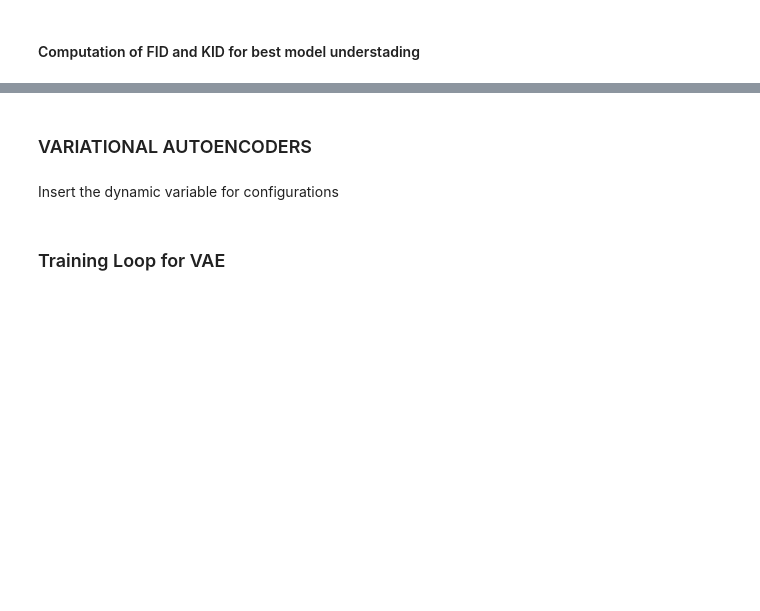
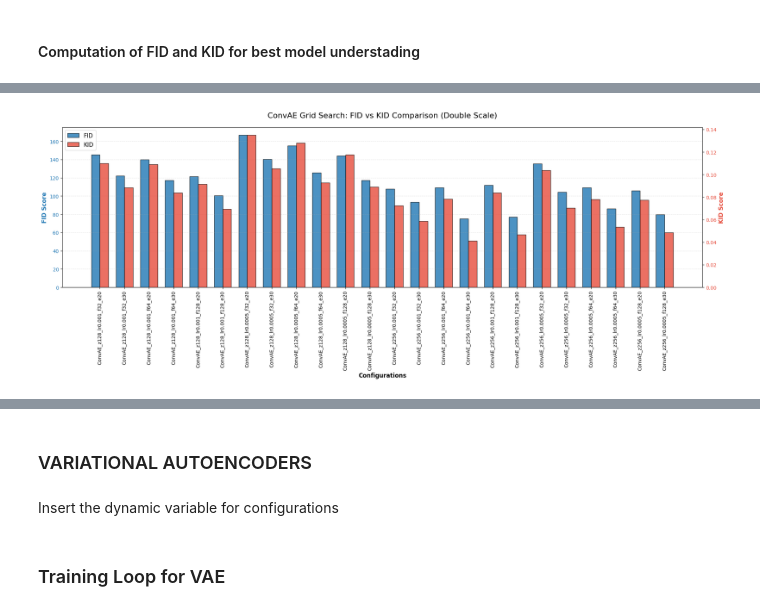
Before and after one commit to Tuco711/GenAI_Project, a Jupyter notebook: TP1-alunos-src-only/student_start_pack/ArtBench10_Student_Start_Pack.ipynb, the cells around one changed output, grey strips where cells are left out. Saved outputs shown, nothing was run; the diff lists cells and outputs as text; code cells hidden in the pictures; blank space fills up the shorter version.

```diff
--- a/TP1-alunos-src-only/student_start_pack/ArtBench10_Student_Start_Pack.ipynb
+++ b/TP1-alunos-src-only/student_start_pack/ArtBench10_Student_Start_Pack.ipynb
@@ -977,7 +1079,18 @@ N_SAMPLES = 2000
 all_fid_results = {}
 idx = 0
 
-real_images = collect_real_images_from_loader(train_loader_from_csv, max_images=N_SAMPLES)
+# --- CONFIGURAZIONE PERCORSI ---
+# Definisci il file specifico per questa categoria (cambialo in convVAE_results.json per i VAE)
+AE_RESULTS_FILE = Path("/content/drive/MyDrive/GenerativeAI/GenAI_Project/Results/convAE_results.json")
+
+# 1. Caricamento risultati esistenti (se il file esiste già)
+if AE_RESULTS_FILE.exists():
+    with open(AE_RESULTS_FILE, "r") as f:
+        all_fid_results = json.load(f)
+    print(f"Recuperati {len(all_fid_results)} risultati precedenti dal file JSON.")
+
+
+real_images = collect_real_images_from_loader(train_loader_ae, max_images=N_SAMPLES)
 real_uint8 = to_uint8_artbench10(real_images)
 
 print("\n=== FID/KID Evaluation ===")
@@ -993,10 +1106,13 @@ for cfg in ae_configs:
         load_if_available=True
     )
 
-    gen_images = sample_from_AE(model, train_loader_from_csv, images=N_SAMPLES)
+    gen_images = sample_from_AE(model, train_loader_ae, images=N_SAMPLES)
     gen_uint8 = to_uint8_artbench10(gen_images)
 
     fid_val, kid_val = compute_fid(real_uint8, gen_uint8)
+
+    update_results_json(AE_RESULTS_FILE, cfg['name'], fid_val, kid_val)
+
     all_fid_results[cfg['name']] = {
         'fid': fid_val,
         'kid': kid_val
@@ -1023 +1156,48 @@ Upload model "ConvAE_z128_lr0.001_f32_e30" from: /content/drive/MyDrive/Generati
+# %%
+def plot_fid_kid_comparison(dict):
+    # 1. Estrazione dati (mantenendo l'ordine originale)
+    names = list(dict.keys())
+    fid_values = [dict[name]['fid'] for name in names]
+    kid_values = [dict[name]['kid'] for name in names]
+
+    x = np.arange(len(names))  # Posizioni delle etichette
+    width = 0.35               # Larghezza delle barre
+
+    fig, ax1 = plt.subplots(figsize=(20, 8))
+
+    # --- ASSE SINISTRO: FID ---
+    color_fid = '#1f77b4' # Blu
+    rects1 = ax1.bar(x - width/2, fid_values, width, label='FID', color=color_fid, edgecolor='black', alpha=0.8)
+    ax1.set_ylabel('FID Score', color=color_fid, fontsize=12, fontweight='bold')
+    ax1.tick_params(axis='y', labelcolor=color_fid)
+
+    # --- ASSE DESTRO: KID ---
+    ax2 = ax1.twinx()  # Crea un secondo asse che condivide lo stesso asse X
+    color_kid = '#e74c3c' # Rosso
+    rects2 = ax2.bar(x + width/2, kid_values, width, label='KID', color=color_kid, edgecolor='black', alpha=0.8)
+    ax2.set_ylabel('KID Score', color=color_kid, fontsize=12, fontweight='bold')
+    ax2.tick_params(axis='y', labelcolor=color_kid)
+
+    # --- CONFIGURAZIONE ASSI ---
+    ax1.set_xticks(x)
+    ax1.set_xticklabels(names, rotation=90, fontsize=10)
+    ax1.set_xlabel('Configurations', fontsize=12, fontweight='bold')
+
+    plt.title('ConvAE Grid Search: FID vs KID Comparison (Double Scale)', fontsize=16, pad=20)
+
+    # Aggiungiamo una legenda unica per entrambi gli assi
+    lines1, labels1 = ax1.get_legend_handles_labels()
+    lines2, labels2 = ax2.get_legend_handles_labels()
+    ax1.legend(lines1 + lines2, labels1 + labels2, loc='upper left', fontsize=12)
+
+    # Griglia (solo per l'asse principale per non confondere)
+    ax1.grid(axis='y', linestyle='--', alpha=0.3)
+
+    fig.tight_layout()
+    plt.show()
+
+# Esecuzione
+plot_fid_kid_comparison(all_fid_results)
+# %% [output]
+[figure, added]
 # %% [markdown]
```
Also changed, not shown: parts of 37 cells of this notebook, 1 other file.
